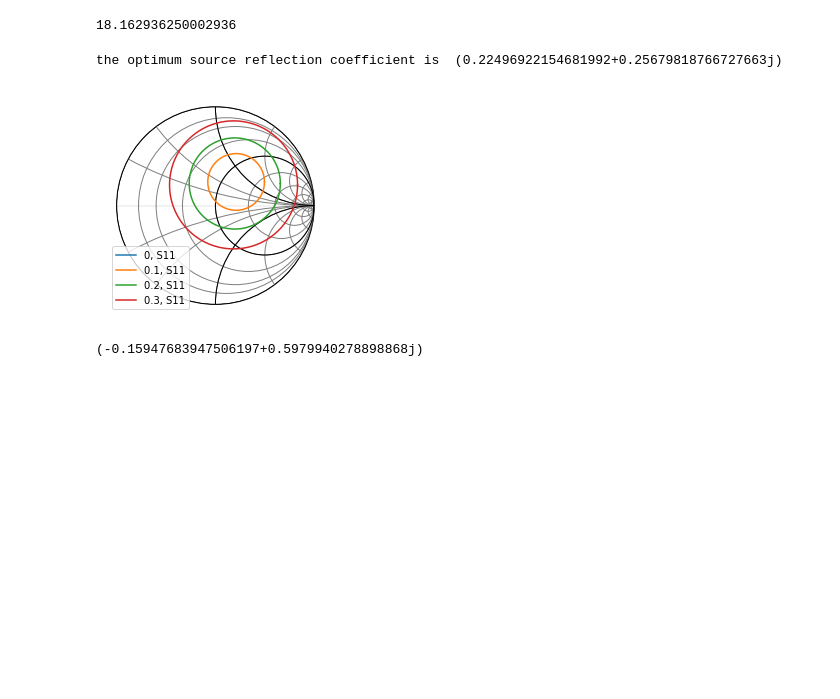
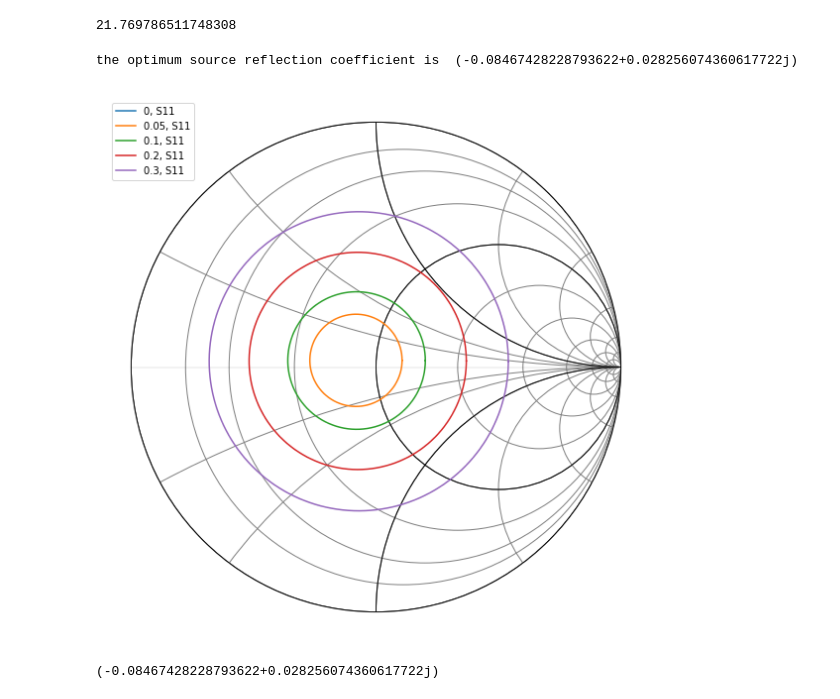
Before and after one commit to cactorium/ism-915mhz-transceiver, a Jupyter notebook: sim/low_noise.ipynb, the cells around one changed output. Saved outputs shown, nothing was run; the diff lists cells and outputs as text; code cells hidden in the pictures; blank space fills up the shorter version.

```diff
--- a/sim/low_noise.ipynb
+++ b/sim/low_noise.ipynb
@@ -14,7 +14,7 @@ plt.rcParams['figure.figsize'] = [10, 10]
 f = freq.Frequency(0.4, 2, 1001)
 tem = media.DistributedCircuit(f, z0=50)
 
-bjt = net.Network('BFU520_Spar_NF_400MHz-2GHz/BFU520_05V0_003mA_NF_SP.s2p').interpolate(f)
+bjt = net.Network('BFU520_Spar_NF_400MHz-2GHz/BFU520_05V0_010mA_NF_SP.s2p').interpolate(f)
 
 bjt
 # %% [output]
@@ -97,34 +97,28 @@ K = (1 - sqabs(bjt.s11.s) - sqabs(bjt.s22.s) - sqabs(delta))/(2*np.absolute((bjt
 G_msg = np.absolute(bjt.s21.s)/np.absolute(bjt.s12.s)
 10*np.log10(G_msg[idx_900mhz, 0, 0])
 # %% [output]
-18.162936250002936
+21.769786511748308
 # %%
 # let's draw some constant noise circles
 # first we grab the noise parameters for our target frequency from the network model
 idx_915mhz = skrf.util.find_nearest_index(bjt.f, 915.e+6)
 
 # we need the normalized equivalent noise and optimum source coefficient to calculate the constant noise circles
 rn = bjt.rn[idx_915mhz]/50
 gamma_opt = bjt.g_opt[idx_915mhz]
 fmin = bjt.nfmin[idx_915mhz]
 
-for nf_added in [0, 0.1, 0.2, 0.3]:
+for nf_added in [0, 0.05, 0.1, 0.2, 0.3]:
     nf = 10**(nf_added/10) * fmin
 
     N = (nf - fmin)*abs(1+gamma_opt)**2/(4*rn)
     c_n = gamma_opt/(1+N)
     r_n = 1/(1-N)*np.sqrt(N**2 + N*(1-abs(gamma_opt)**2))
 
     n = net.Network(name=str(nf_added), s=calc_circle(c_n, r_n))
     n.plot_s_smith()
 
 print("the optimum source reflection coefficient is ", gamma_opt)
 # %% [output]
-the optimum source reflection coefficient is  (0.22496922154681992+0.25679818766727663j)
+the optimum source reflection coefficient is  (-0.08467428228793622+0.028256074360617722j)
-[figure, old version]
+[figure, new version]
-# %%
-# let's see if we can get a good NF with a point closer to a conjugate match to maximize gain
-gamma_s = np.conj(bjt.s11.s[idx_900mhz, 0, 0])
-gamma_s
-# %% [output]
-(-0.15947683947506197+0.5979940278898868j)
@@ -134,3 +125,8 @@ gamma_s = 0.0
+# %%
+gamma_s = bjt.g_opt[idx_900mhz]
+gamma_s
+# %% [output]
+(-0.08467428228793622+0.028256074360617722j)
 # %%
 # so I need to calculate the load reflection coefficient to get a conjugate match when the input sees 50 ohms
 gamma_l = np.conj(bjt.s22.s - bjt.s21.s*gamma_s*bjt.s12.s/(1-bjt.s11.s*gamma_s))
```
Also changed, not shown: parts of 41 cells of this notebook.
